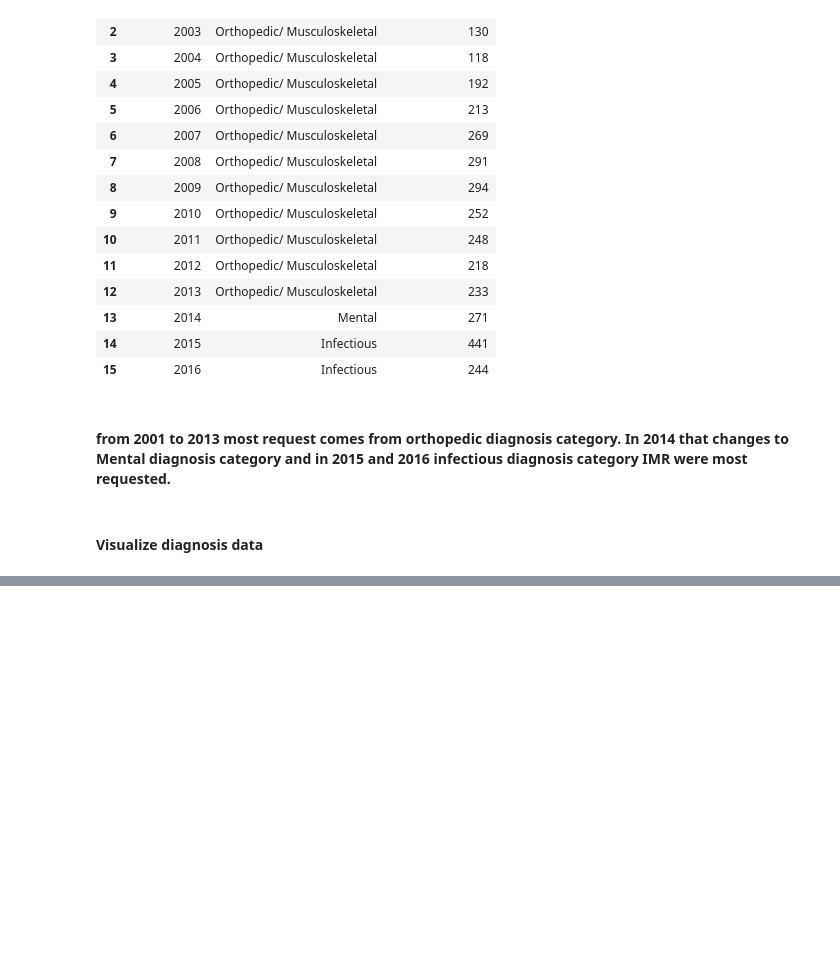
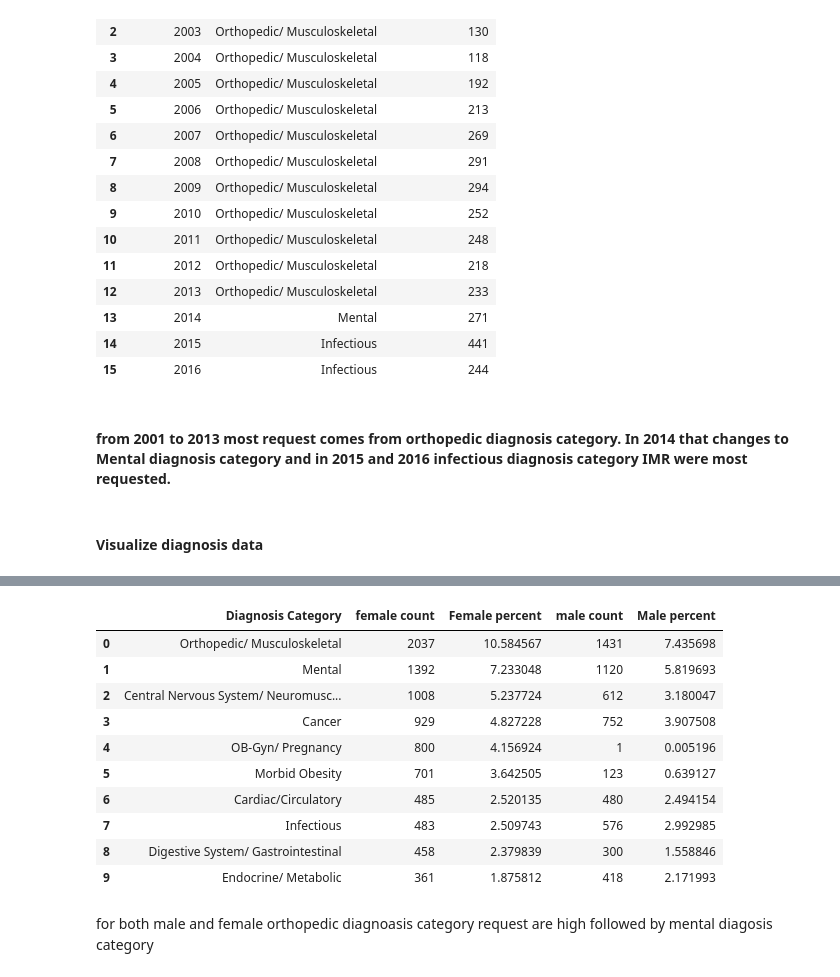
Before and after one commit to rohitkadam1410/Data-Scinence-Projects, a Jupyter notebook: Independent medical review dataset/EDA_independent_medical_review.ipynb, the cells around one changed output, grey strips where cells are left out. Cells and saved outputs as stored; diff of their text form; code cells hidden in the pictures; blank space fills up the shorter version.

```diff
--- a/Independent medical review dataset/EDA_independent_medical_review.ipynb
+++ b/Independent medical review dataset/EDA_independent_medical_review.ipynb
@@ -618,0 +695,17 @@ fig.show()
+# %%
+diagnosis_percent = diagnosis_percent.rename(columns={'index':'Diagnosis Category'})
+# %%
+diagnosis_percent = diagnosis_percent.head(10)
+diagnosis_percent
+# %% [output]
+|  | Diagnosis Category | female count | Female percent | male count | Male percent |
+| 0 | Orthopedic/ Musculoskeletal | 2037 | 10.584567 | 1431 | 7.435698 |
+| 1 | Mental | 1392 | 7.233048 | 1120 | 5.819693 |
+| 2 | Central Nervous System/ Neuromusc... | 1008 | 5.237724 | 612 | 3.180047 |
+| 3 | Cancer | 929 | 4.827228 | 752 | 3.907508 |
+| 4 | OB-Gyn/ Pregnancy | 800 | 4.156924 | 1 | 0.005196 |
+| 5 | Morbid Obesity | 701 | 3.642505 | 123 | 0.639127 |
+| 6 | Cardiac/Circulatory | 485 | 2.520135 | 480 | 2.494154 |
+| 7 | Infectious | 483 | 2.509743 | 576 | 2.992985 |
+| 8 | Digestive System/ Gastrointestinal | 458 | 2.379839 | 300 | 1.558846 |
+| 9 | Endocrine/ Metabolic | 361 | 1.875812 | 418 | 2.171993 |
@@ -618,0 +716,2 @@ fig.show()
+# %% [markdown]
+for both male and female orthopedic diagnoasis category request are high followed by mental diagosis category
```
Also changed, not shown: parts of 6 cells of this notebook.
